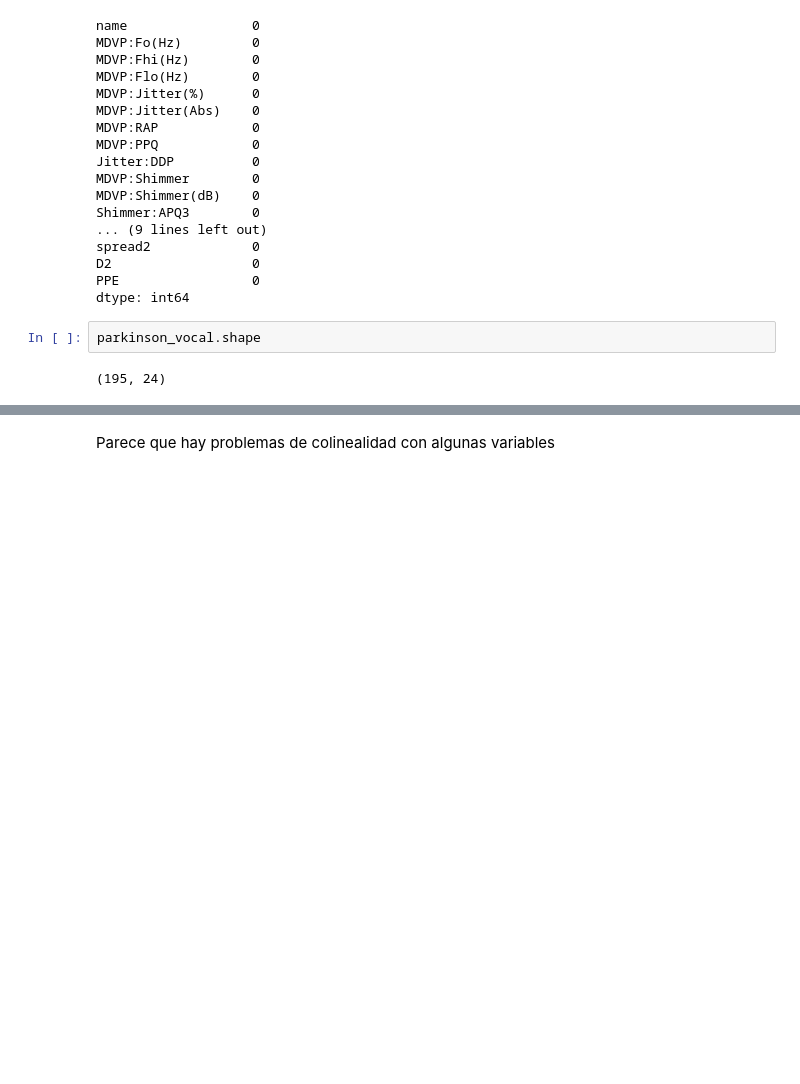
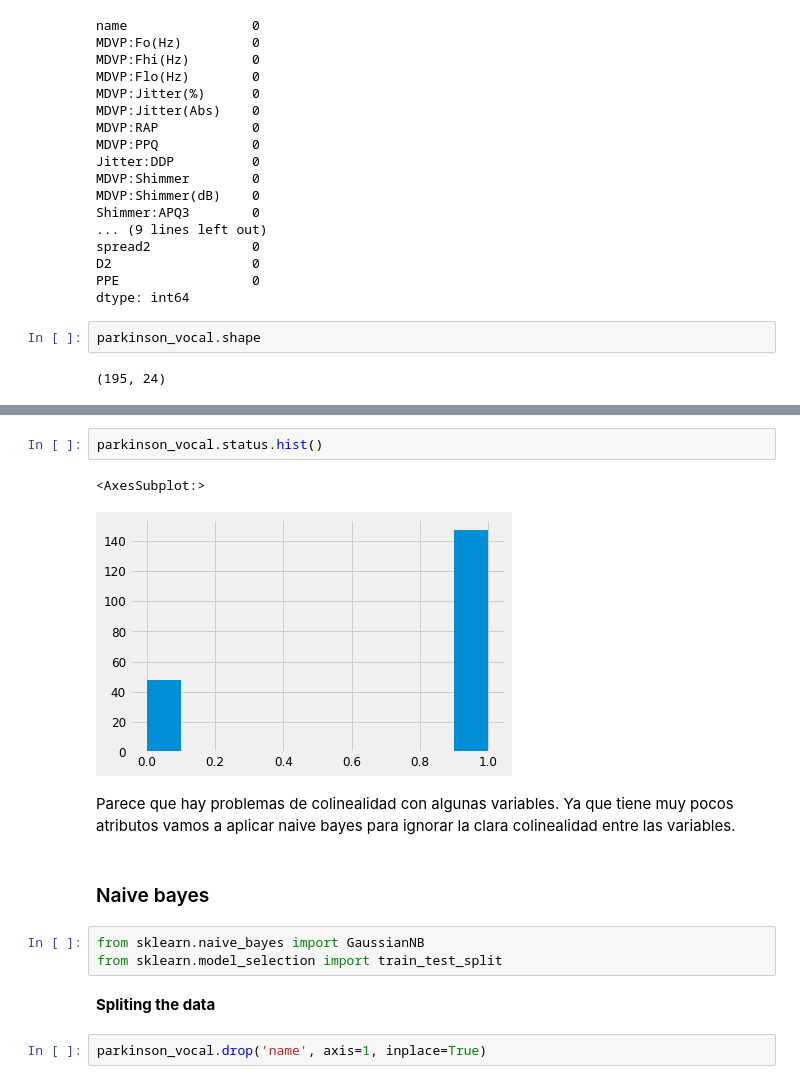
Before and after one commit to angelsmreyes/Deteccion-de-Parkinson-proyecto, a Jupyter notebook: Parkinson desease .ipynb, the cells around one changed output, grey strips where cells are left out. Cells and saved outputs as stored; diff of their text form; blank space fills up the shorter version.

```diff
--- a/Parkinson desease .ipynb
+++ b/Parkinson desease .ipynb
@@ -85,2 +92,16 @@ sns.heatmap(parkinson_vocal.corr(), annot=True)
+# %%
+parkinson_vocal.status.hist()
+# %% [output]
+<AxesSubplot:>
+[figure, added]
 # %% [markdown]
-Parece que hay problemas de colinealidad con algunas variables
+Parece que hay problemas de colinealidad con algunas variables. Ya que tiene muy pocos atributos vamos a aplicar naive bayes para ignorar la clara colinealidad entre las variables.
+# %% [markdown]
+### Naive bayes
+# %%
+from sklearn.naive_bayes import GaussianNB
+from sklearn.model_selection import train_test_split
+# %% [markdown]
+**Spliting the data**
+# %%
+parkinson_vocal.drop('name', axis=1, inplace=True)
```
Also changed, not shown: parts of 27 cells of this notebook.
